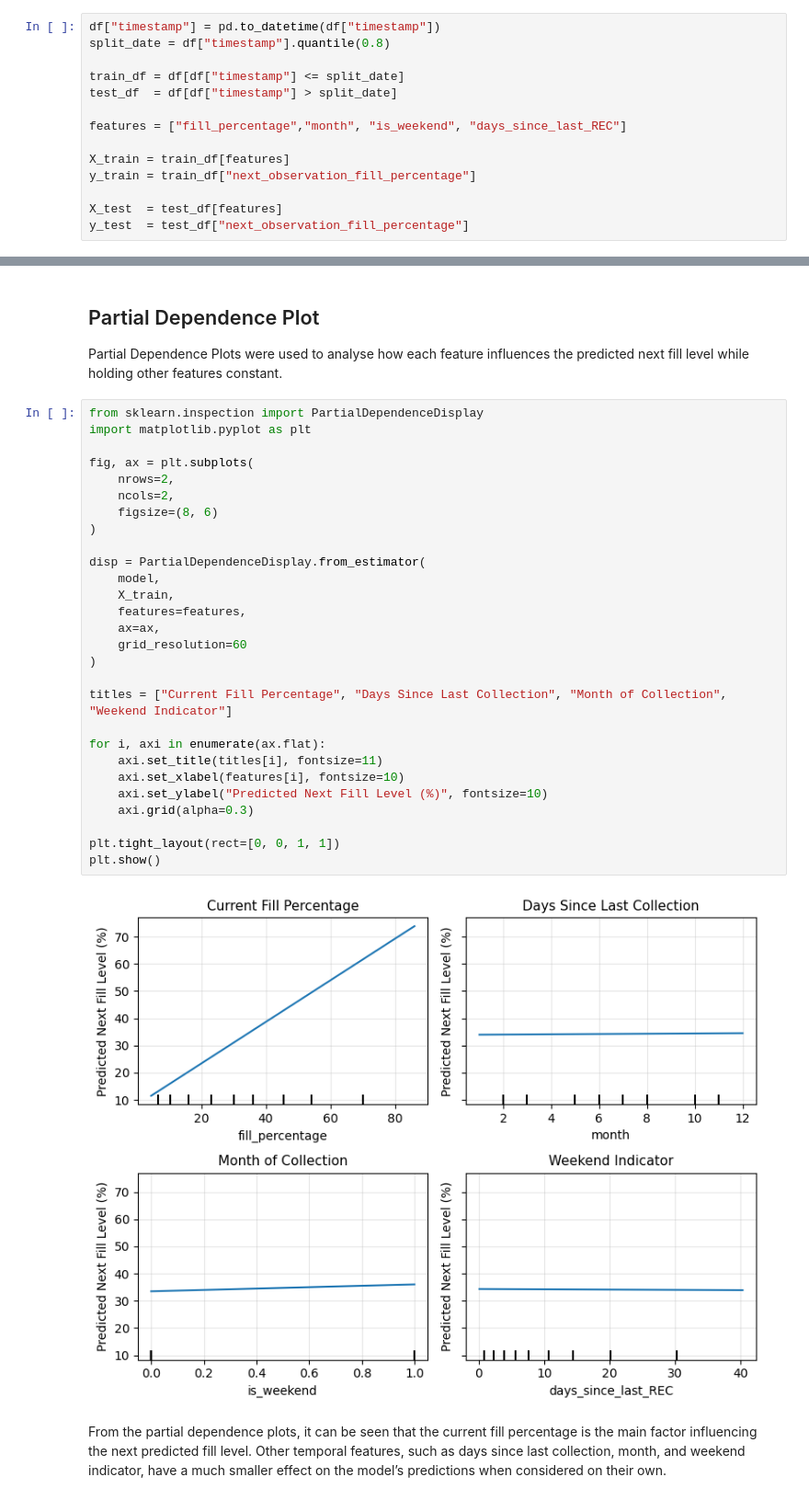
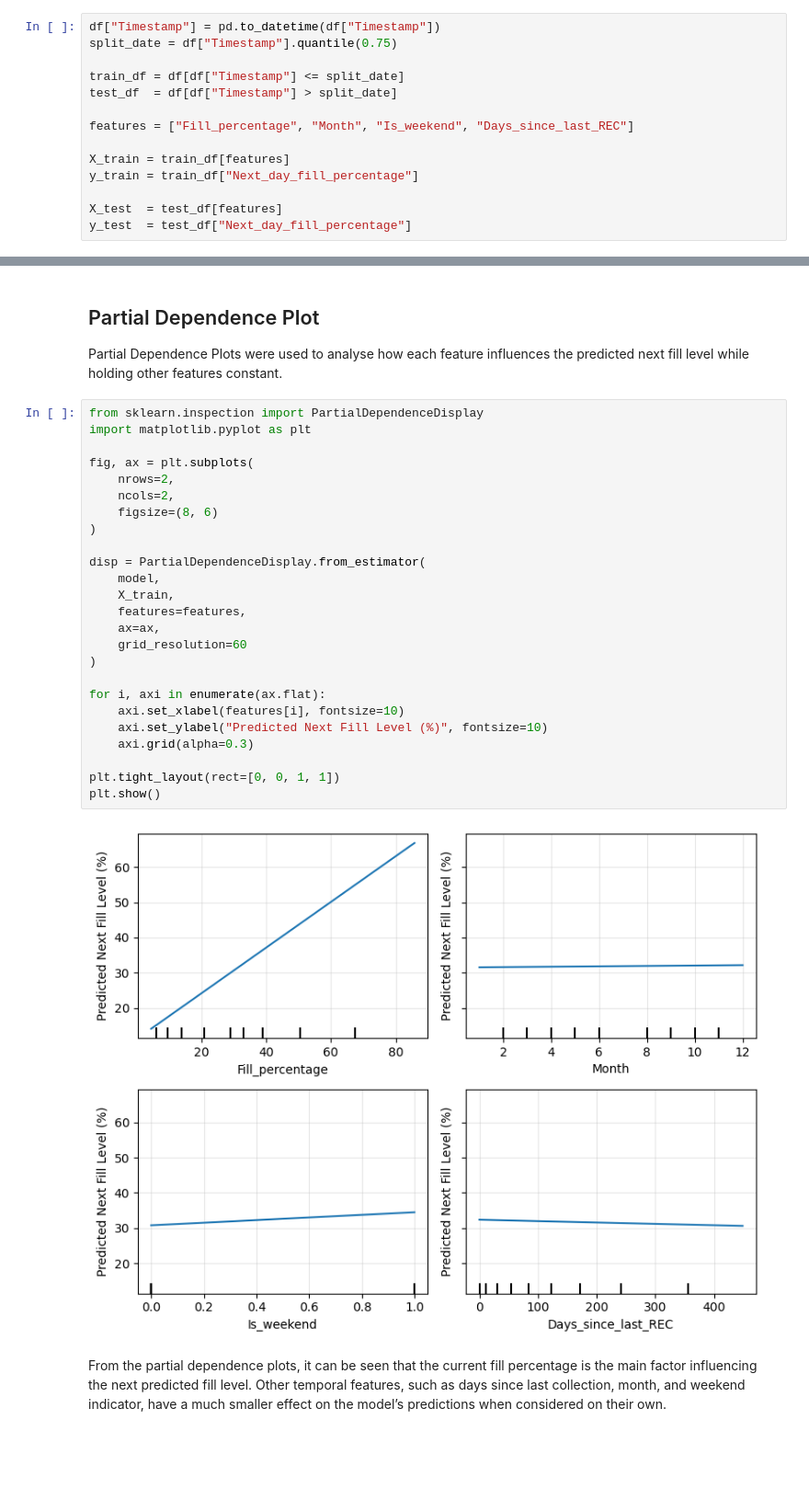
Before and after one commit to GDipSA-Team-5/AD-Project---ML, a Jupyter notebook: Notebooks/linear_reg_model.ipynb, the cells around one changed output, grey strips where cells are left out. Shown at 92% size. Saved outputs shown, nothing was run; the diff lists cells and outputs as text; blank space fills up the shorter version.

```diff
--- a/Notebooks/linear_reg_model.ipynb
+++ b/Notebooks/linear_reg_model.ipynb
@@ -38,19 +33,19 @@ df.head(10)
 
 Instead of randomly splitting the data, earlier records will be used for training while later records are reserved for testing.
 # %%
-df["timestamp"] = pd.to_datetime(df["timestamp"])
-split_date = df["timestamp"].quantile(0.8)
+df["Timestamp"] = pd.to_datetime(df["Timestamp"])
+split_date = df["Timestamp"].quantile(0.75)
 
-train_df = df[df["timestamp"] <= split_date]
-test_df  = df[df["timestamp"] > split_date]
+train_df = df[df["Timestamp"] <= split_date]
+test_df  = df[df["Timestamp"] > split_date]
 
-features = ["fill_percentage","month", "is_weekend", "days_since_last_REC"]
+features = ["Fill_percentage", "Month", "Is_weekend", "Days_since_last_REC"]
 
 X_train = train_df[features]
-y_train = train_df["next_observation_fill_percentage"]
+y_train = train_df["Next_day_fill_percentage"]
 
 X_test  = test_df[features]
-y_test  = test_df["next_observation_fill_percentage"]
+y_test  = test_df["Next_day_fill_percentage"]
 # %% [markdown]
 ## Model Training
 # %%
@@ -113,33 +108,30 @@ Partial Dependence Plots were used to analyse how each feature influences the pr
 # %%
 from sklearn.inspection import PartialDependenceDisplay
 import matplotlib.pyplot as plt
 
 fig, ax = plt.subplots(
     nrows=2,
     ncols=2,
     figsize=(8, 6)
 )
 
 disp = PartialDependenceDisplay.from_estimator(
     model,
     X_train,
     features=features,
     ax=ax,
     grid_resolution=60
 )
 
-titles = ["Current Fill Percentage", "Days Since Last Collection", "Month of Collection", "Weekend Indicator"]
-
 for i, axi in enumerate(ax.flat):
-    axi.set_title(titles[i], fontsize=11)
     axi.set_xlabel(features[i], fontsize=10)
     axi.set_ylabel("Predicted Next Fill Level (%)", fontsize=10)
     axi.grid(alpha=0.3)
 
 plt.tight_layout(rect=[0, 0, 1, 1])
 plt.show()
 # %% [output]
-[figure, old version]
+[figure, new version]
 # %% [markdown]
 From the partial dependence plots, it can be seen that the current fill percentage is the main factor influencing the next predicted fill level. Other temporal features, such as days since last collection, month, and weekend indicator, have a much smaller effect on the model’s predictions when considered on their own.
 # %% [markdown]
```
Also changed, not shown: parts of 4 cells of this notebook, 2 other files.
